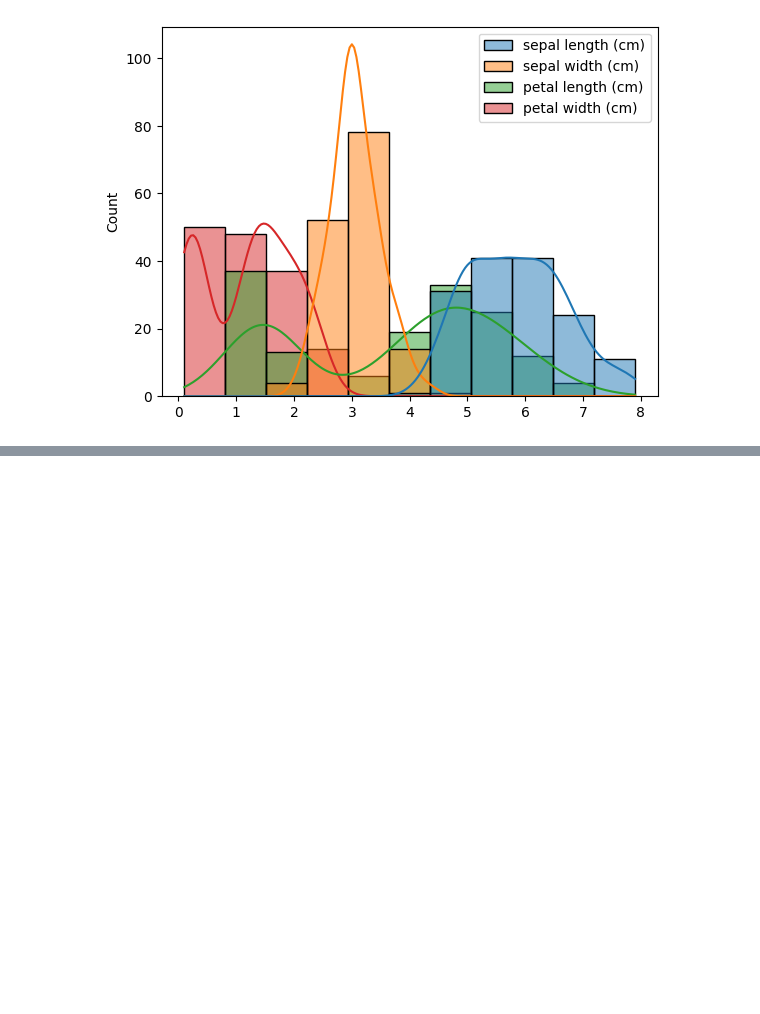
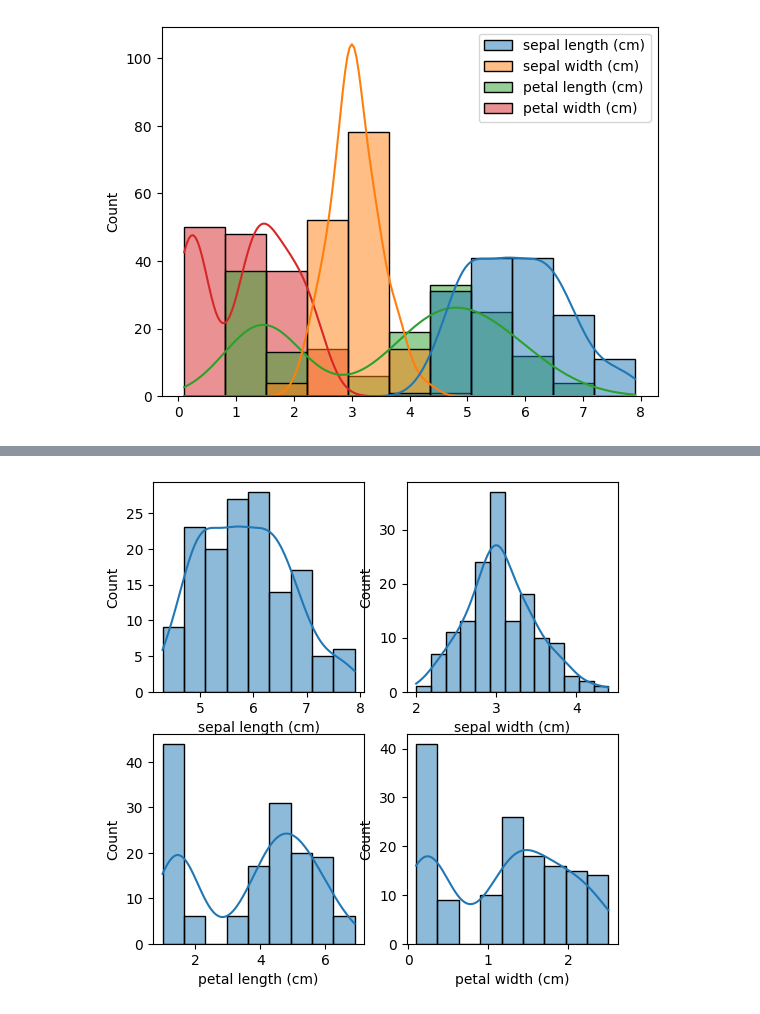
Before and after one commit to ineedhelpseriously/BML-AIDS-SY, a Jupyter notebook: data.ipynb, the cells around one changed output, grey strips where cells are left out. Saved outputs shown, nothing was run; the diff lists cells and outputs as text; code cells hidden in the pictures; blank space fills up the shorter version.

```diff
--- a/data.ipynb
+++ b/data.ipynb
@@ -87,0 +102,8 @@ sns.histplot(data=data,kde=True)
+# %%
+plt.figure(figsize=(6,6))
+for i,col in enumerate(['sepal length (cm)','sepal width (cm)','petal length (cm)','petal width (cm)']):
+    plt.subplot(2,2,i+1)
+    sns.histplot(x=col,data=data,kde=True)
+plt.show()
+# %% [output]
+[figure, added]
```
Also changed, not shown: parts of 4 cells of this notebook.
